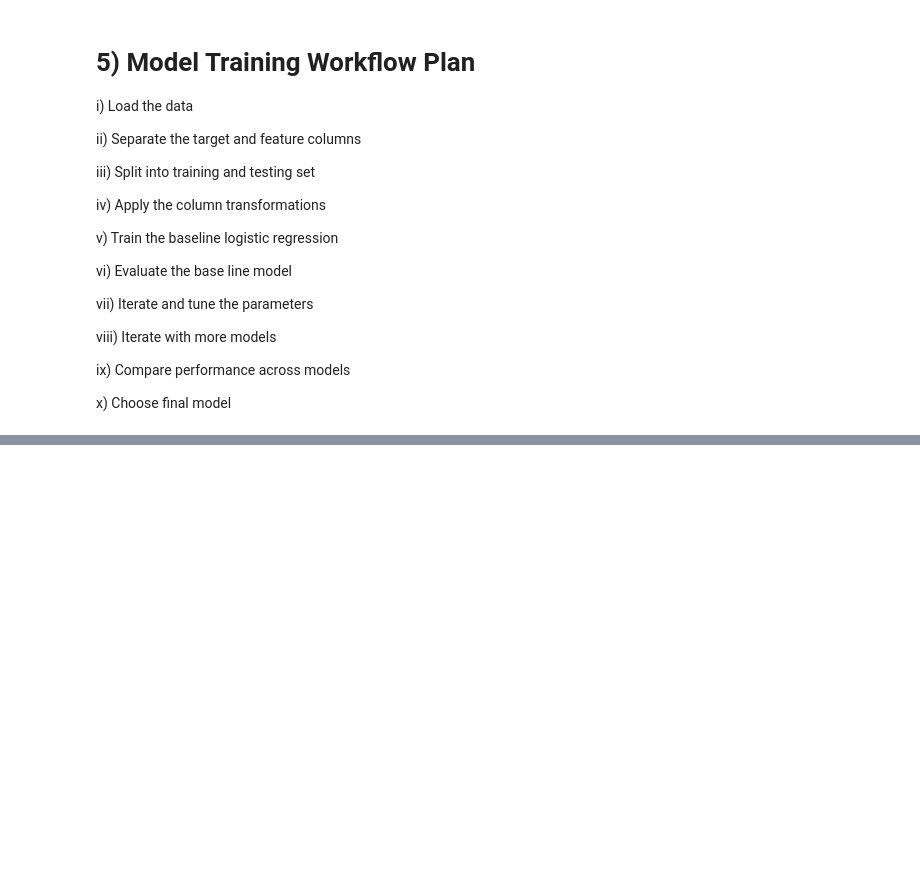
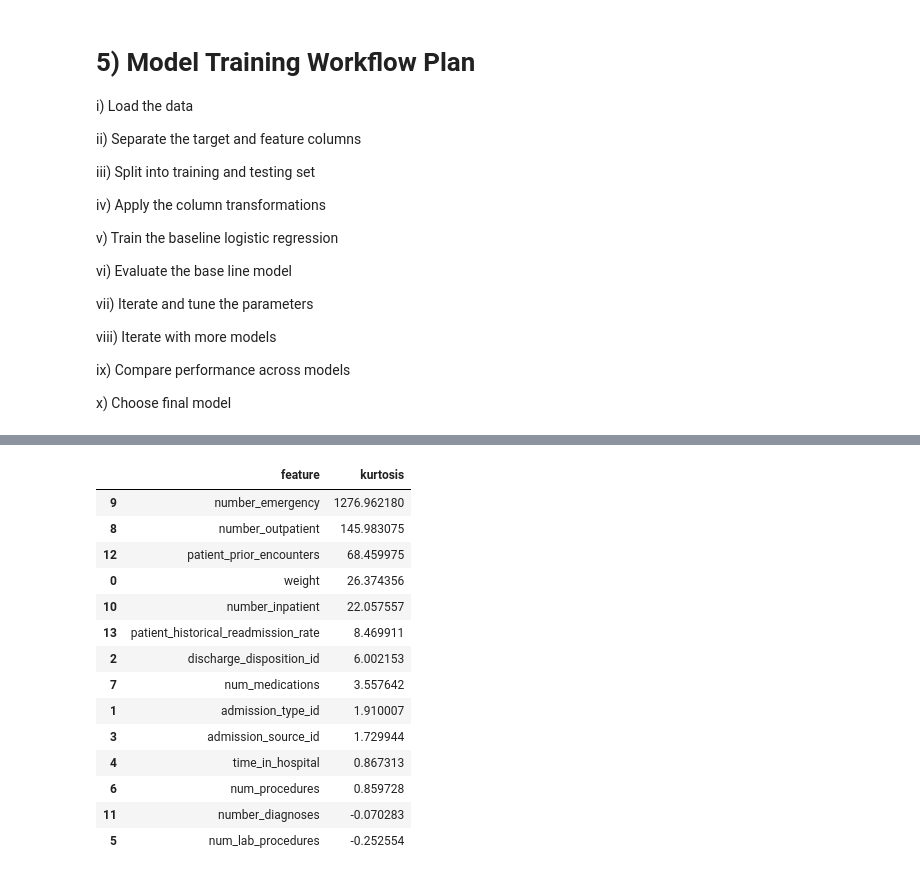
Before and after one commit to itigupta2429/Diabetes_classification_project, a Jupyter notebook: Notebooks/02_modelling_V2.ipynb, the cells around one changed output, grey strips where cells are left out. Saved outputs shown, nothing was run; the diff lists cells and outputs as text; code cells hidden in the pictures; blank space fills up the shorter version.

```diff
--- a/Notebooks/02_modelling_V2.ipynb
+++ b/Notebooks/02_modelling_V2.ipynb
@@ -185,12 +169,0 @@ categorical_cols = X.select_dtypes(include='object').columns
-# %%
-# defining low and high cardinality columns
-low_cardinality_cols=[]
-high_cardinality_cols=[]
-for col in categorical_cols:
-    if (X[col].nunique()>10):
-        high_cardinality_cols.append(col)
-    else:
-        low_cardinality_cols.append(col)
-
-print("high cardinality : ",high_cardinality_cols)
-print("low cardinality : ",low_cardinality_cols)
@@ -607,0 +402,18 @@ confusion_matrix [[18070    13]
+# %%
+# Random Forest – Baseline Model
+from sklearn.ensemble import RandomForestClassifier
+pipe=Pipeline(steps=[("preprocess", preprocess),
+                     ("Random_forest", RandomForestClassifier(random_state=42, class_weight='balanced', n_estimators=500,max_depth=8,min_samples_leaf=50))])
+
+pipe.fit(X_train,y_train)
+y_pred=pipe.predict(X_test)
+from sklearn.metrics import accuracy_score, precision_score, f1_score, recall_score, classification_report, confusion_matrix
+print("accuracy",accuracy_score(y_test,y_pred))
+print("precision", precision_score(y_test,y_pred, average='macro'))
+print("F1 Score", f1_score(y_test,y_pred, average='macro'))
+print("Recall", recall_score(y_test,y_pred, average='macro'))
+print("classification report", classification_report(y_test,y_pred))
+print("confusion_matrix", confusion_matrix(y_test,y_pred))
+# Neither SMOTE nor cost-sensitive learning improved Random Forest performance on the <30 class,
+# indicating that early readmissions are not well separated by rule-based splits.
+# This suggests that the predictive signal for <30 is subtle and overlapping, motivating the use of boosting-based methods that focus on hard-to-classify samples.
@@ -607,0 +739,30 @@ confusion_matrix [[18070    13]
+# %%
+##Use kurtosis to check the data distribution of numerical columns
+import pandas as pd
+from scipy.stats import kurtosis
+
+kurtosis_df = pd.DataFrame({
+    "feature": numeric_cols,
+    "kurtosis": [
+        kurtosis(X_train[col].dropna(), fisher=True)
+        for col in numeric_cols
+    ]
+}).sort_values("kurtosis", ascending=False)
+
+kurtosis_df
+# %% [output]
+|  | feature | kurtosis |
+| 9 | number_emergency | 1276.962180 |
+| 8 | number_outpatient | 145.983075 |
+| 12 | patient_prior_encounters | 68.459975 |
+| 0 | weight | 26.374356 |
+| 10 | number_inpatient | 22.057557 |
+| 13 | patient_historical_readmission_rate | 8.469911 |
+| 2 | discharge_disposition_id | 6.002153 |
+| 7 | num_medications | 3.557642 |
+| 1 | admission_type_id | 1.910007 |
+| 3 | admission_source_id | 1.729944 |
+| 4 | time_in_hospital | 0.867313 |
+| 6 | num_procedures | 0.859728 |
+| 11 | number_diagnoses | -0.070283 |
+| 5 | num_lab_procedures | -0.252554 |
```
Also changed, not shown: parts of 42 cells of this notebook, 22 other files.
